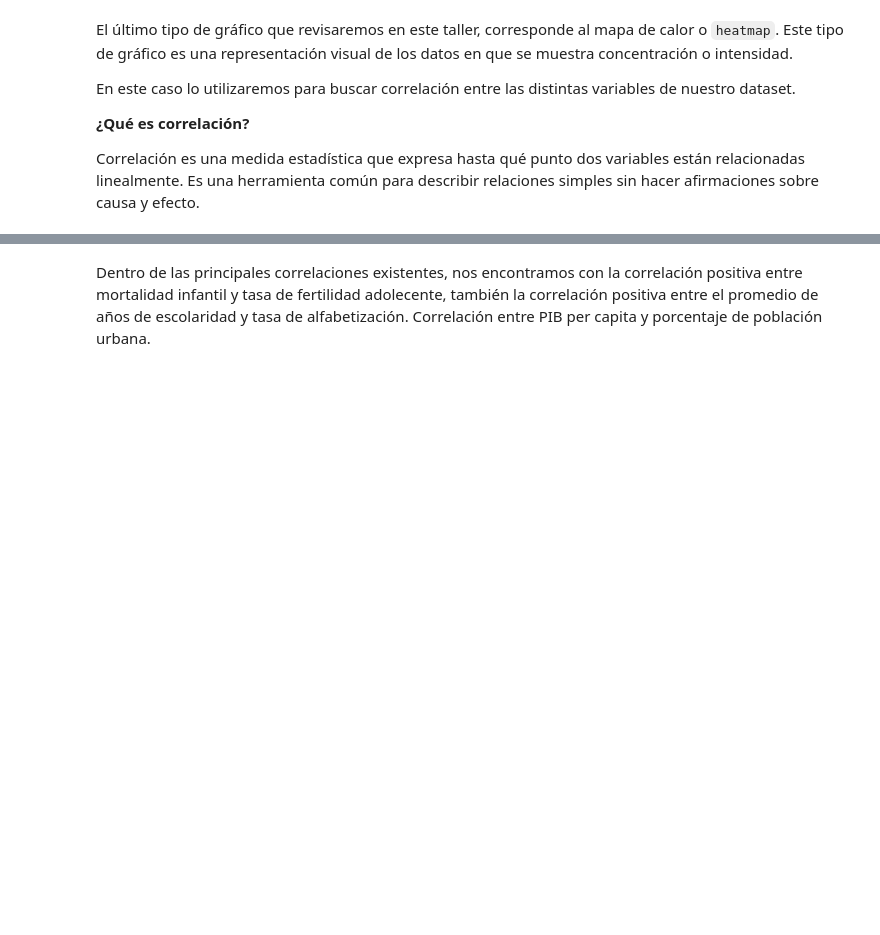
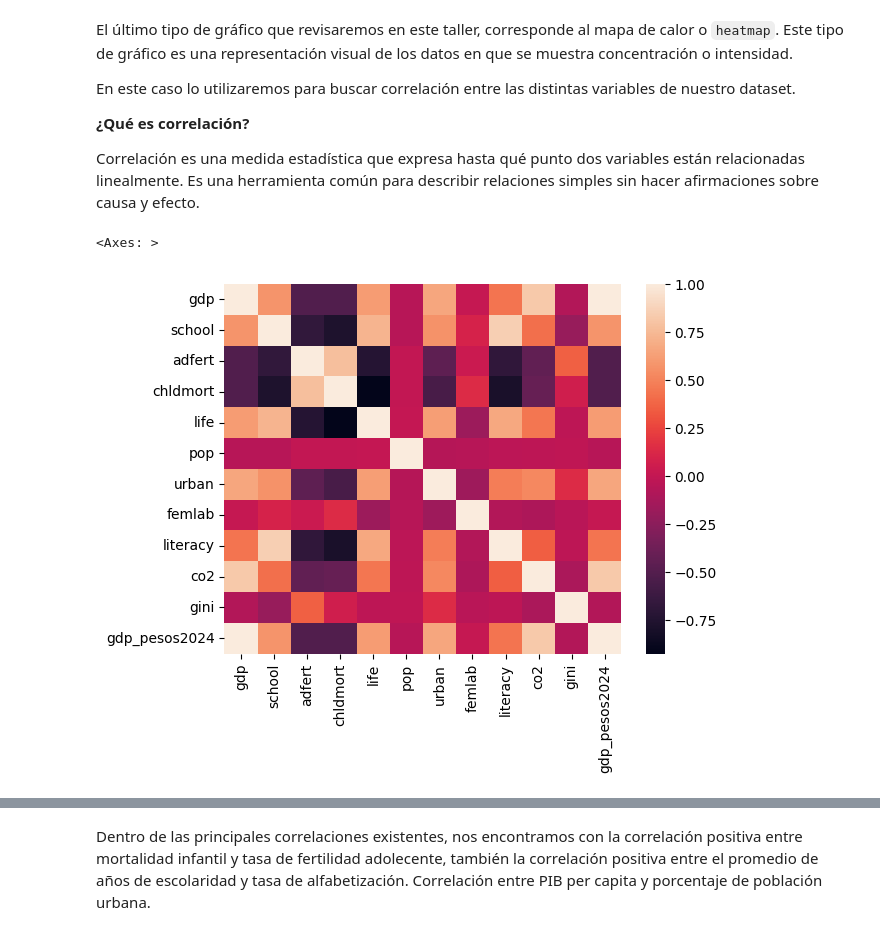
Before and after one commit to gilbertho502/Data_Analysis, a Jupyter notebook: Data_Analysis.ipynb, the cells around one changed output, grey strips where cells are left out. Cells and saved outputs as stored; diff of their text form; code cells hidden in the pictures; blank space fills up the shorter version.

```diff
--- a/Data_Analysis.ipynb
+++ b/Data_Analysis.ipynb
@@ -615,4 +654,9 @@ En este caso lo utilizaremos para buscar correlación entre las distintas variab
 Correlación es una medida estadística que expresa hasta qué punto dos variables están relacionadas linealmente. Es una herramienta común para describir relaciones simples sin hacer afirmaciones sobre causa y efecto.
 # %%
 corr = df_nations.corr()
+# %%
+sns.heatmap(corr)
+# %% [output]
+<Axes: >
+[figure, added]
 # %%
```
Also changed, not shown: parts of 11 cells of this notebook.
